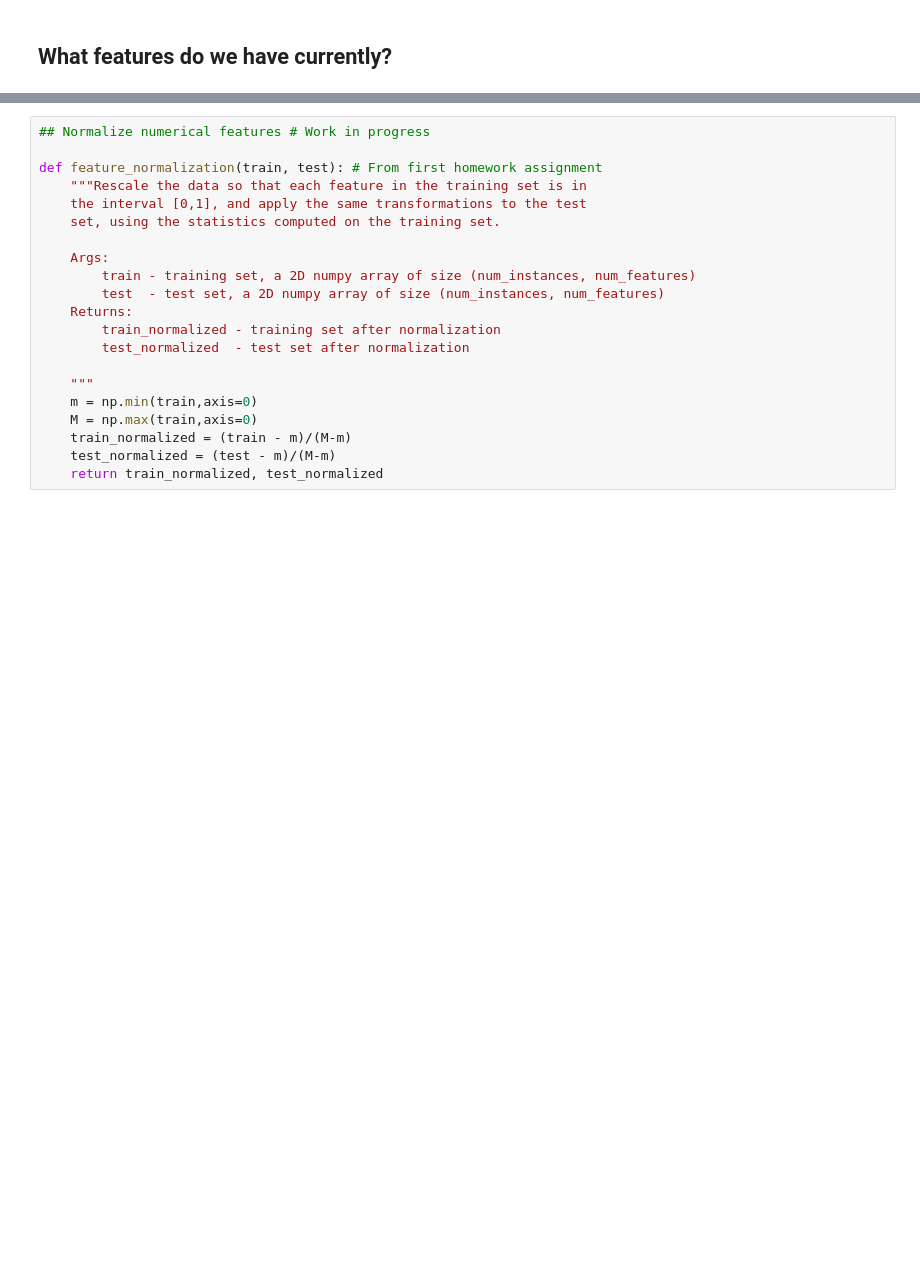
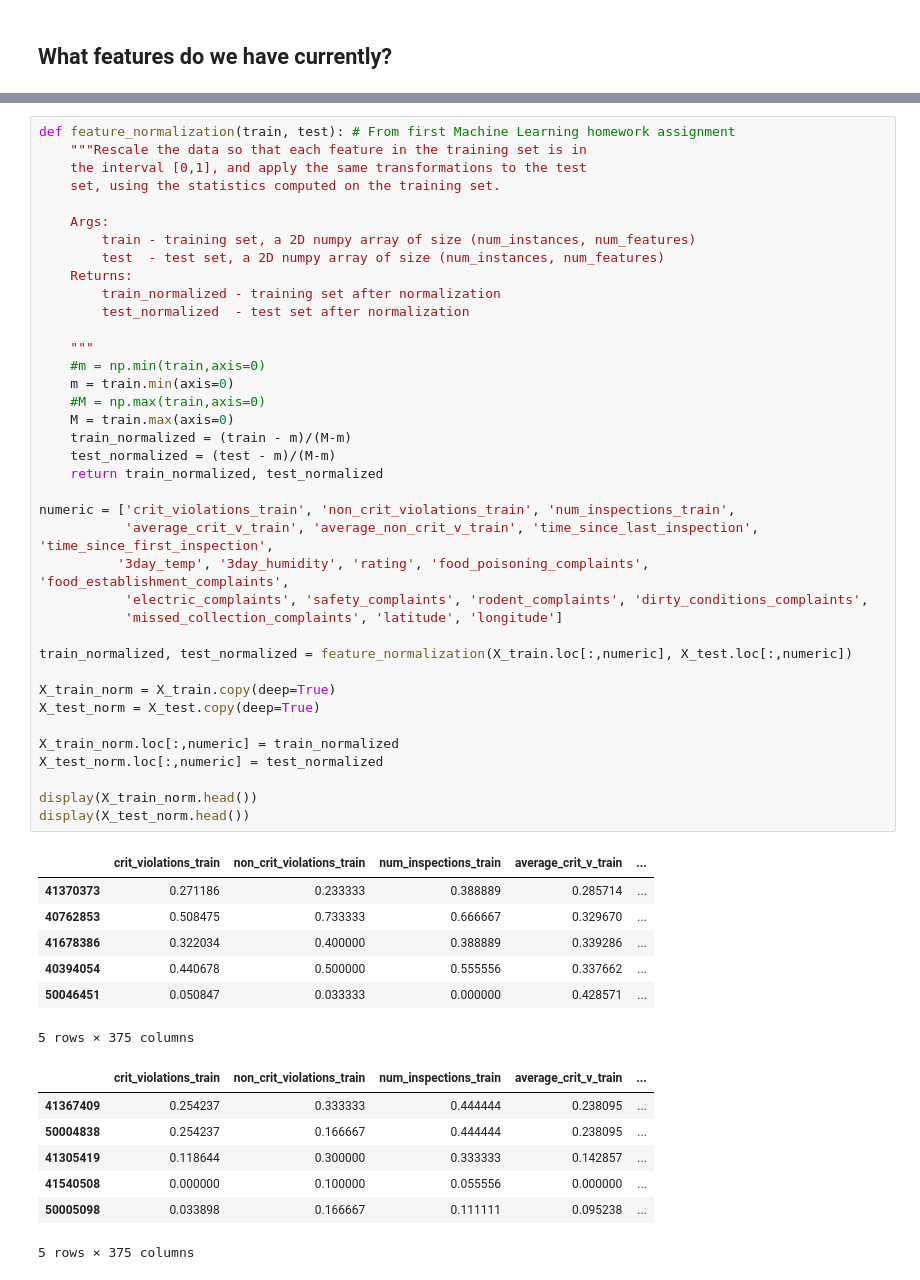
Before and after one commit to jchelmers/urban-data-project, a Jupyter notebook: Consolidate new features.ipynb, the cells around one changed output, grey strips where cells are left out. Saved outputs shown, nothing was run; the diff lists cells and outputs as text; blank space fills up the shorter version.

```diff
--- a/Consolidate new features.ipynb
+++ b/Consolidate new features.ipynb
@@ -78,21 +113,53 @@ print(violations_df2.columns.values)
 # %%
-## Normalize numerical features # Work in progress
-
-def feature_normalization(train, test): # From first homework assignment
+def feature_normalization(train, test): # From first Machine Learning homework assignment
     """Rescale the data so that each feature in the training set is in
     the interval [0,1], and apply the same transformations to the test
     set, using the statistics computed on the training set.
 
     Args:
         train - training set, a 2D numpy array of size (num_instances, num_features)
         test  - test set, a 2D numpy array of size (num_instances, num_features)
     Returns:
         train_normalized - training set after normalization
         test_normalized  - test set after normalization
 
     """
-    m = np.min(train,axis=0)
-    M = np.max(train,axis=0)
+    #m = np.min(train,axis=0)
+    m = train.min(axis=0)
+    #M = np.max(train,axis=0)
+    M = train.max(axis=0)
     train_normalized = (train - m)/(M-m)
     test_normalized = (test - m)/(M-m)
     return train_normalized, test_normalized
+
+numeric = ['crit_violations_train', 'non_crit_violations_train', 'num_inspections_train',
+           'average_crit_v_train', 'average_non_crit_v_train', 'time_since_last_inspection', 'time_since_first_inspection',
+          '3day_temp', '3day_humidity', 'rating', 'food_poisoning_complaints', 'food_establishment_complaints',
+           'electric_complaints', 'safety_complaints', 'rodent_complaints', 'dirty_conditions_complaints',
+           'missed_collection_complaints', 'latitude', 'longitude']
+
+train_normalized, test_normalized = feature_normalization(X_train.loc[:,numeric], X_test.loc[:,numeric])
+
+X_train_norm = X_train.copy(deep=True)
+X_test_norm = X_test.copy(deep=True)
+
+X_train_norm.loc[:,numeric] = train_normalized
+X_test_norm.loc[:,numeric] = test_normalized
+
+display(X_train_norm.head())
+display(X_test_norm.head())
+# %% [output]
+|  | crit_violations_train | non_crit_violations_train | num_inspections_train | average_crit_v_train | ... |
+| 41370373 | 0.271186 | 0.233333 | 0.388889 | 0.285714 | ... |
+| 40762853 | 0.508475 | 0.733333 | 0.666667 | 0.329670 | ... |
+| 41678386 | 0.322034 | 0.400000 | 0.388889 | 0.339286 | ... |
+| 40394054 | 0.440678 | 0.500000 | 0.555556 | 0.337662 | ... |
+| 50046451 | 0.050847 | 0.033333 | 0.000000 | 0.428571 | ... |
+5 rows × 375 columns
+|  | crit_violations_train | non_crit_violations_train | num_inspections_train | average_crit_v_train | ... |
+| 41367409 | 0.254237 | 0.333333 | 0.444444 | 0.238095 | ... |
+| 50004838 | 0.254237 | 0.166667 | 0.444444 | 0.238095 | ... |
+| 41305419 | 0.118644 | 0.300000 | 0.333333 | 0.142857 | ... |
+| 41540508 | 0.000000 | 0.100000 | 0.055556 | 0.000000 | ... |
+| 50005098 | 0.033898 | 0.166667 | 0.111111 | 0.095238 | ... |
+5 rows × 375 columns
```
Also changed, not shown: parts of 22 cells of this notebook.
